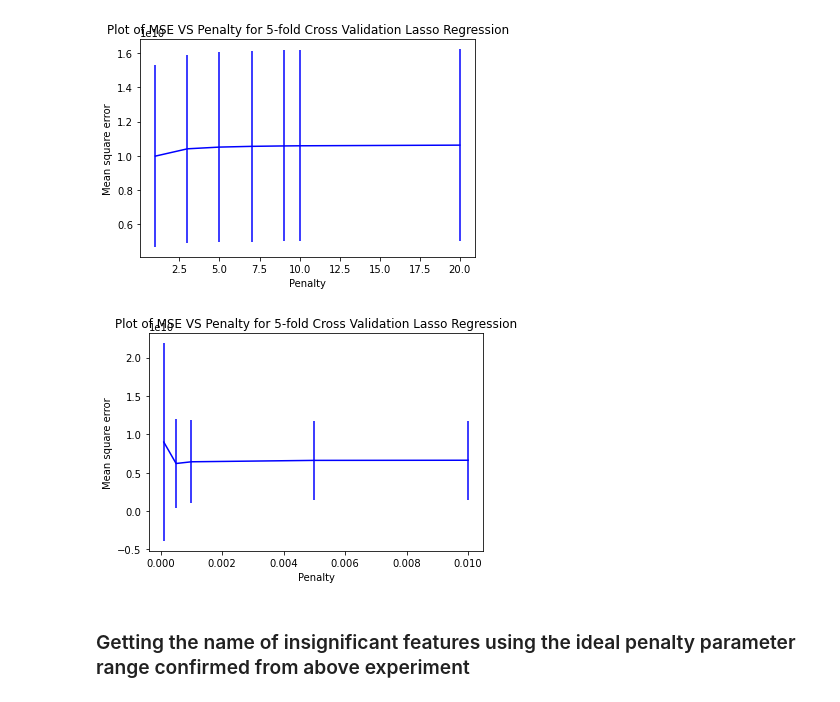
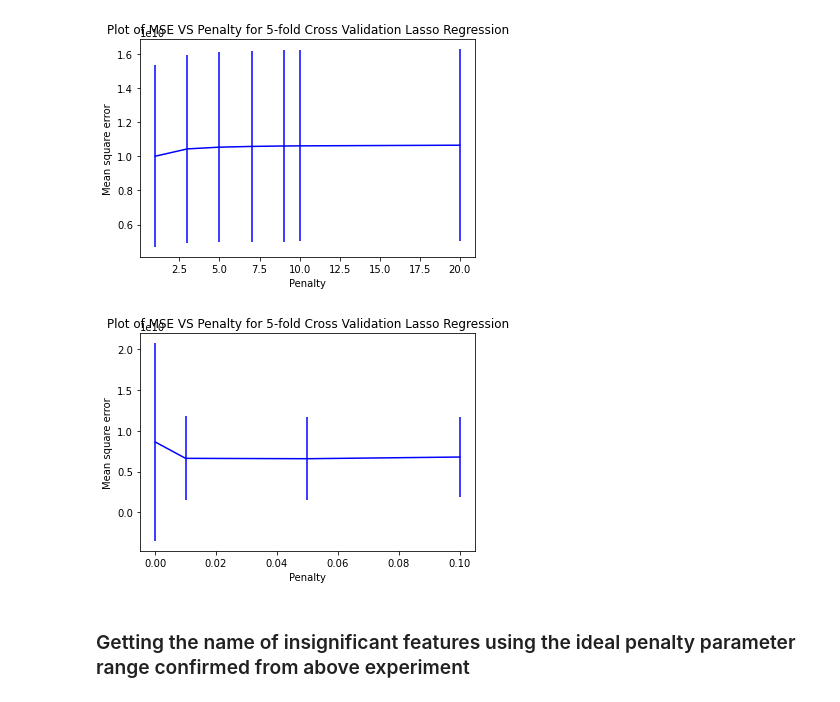
Before and after one commit to Amogh4u/ML_Ireland_tourism_prediction, a Jupyter notebook: project_prediction_with_corr.ipynb, the cells around one changed output. Saved outputs shown, nothing was run; the diff lists cells and outputs as text; code cells hidden in the pictures.

```diff
--- a/project_prediction_with_corr.ipynb
+++ b/project_prediction_with_corr.ipynb
@@ -133,18 +135,18 @@ plt.show()
 # %% [output]
 [figure]
 # %%
-penalty_parameters = [0.0001, 0.0005, 0.001, 0.005, 0.01]
+penalty_parameters = [0.0001, 0.01, 0.05, 0.1]
 
 mean_sqaure_error, standard_deviation = calculate_mse_stddev_penalty_lasso(penalty_parameters)
 
 plt.figure()
 plt.errorbar(penalty_parameters, mean_sqaure_error, yerr = standard_deviation, color = 'blue')
 plt.xlabel('Penalty')
 plt.ylabel('Mean square error')
 plt.title('Plot of MSE VS Penalty for 5-fold Cross Validation Lasso Regression')
 plt.show()
 # %% [output]
-[figure, old version]
+[figure, new version]
 # %% [markdown]
 ### Getting the name of insignificant features using the ideal penalty parameter range confirmed from above experiment
 # %%
```
Also changed, not shown: parts of 10 cells of this notebook, 2 other files.
